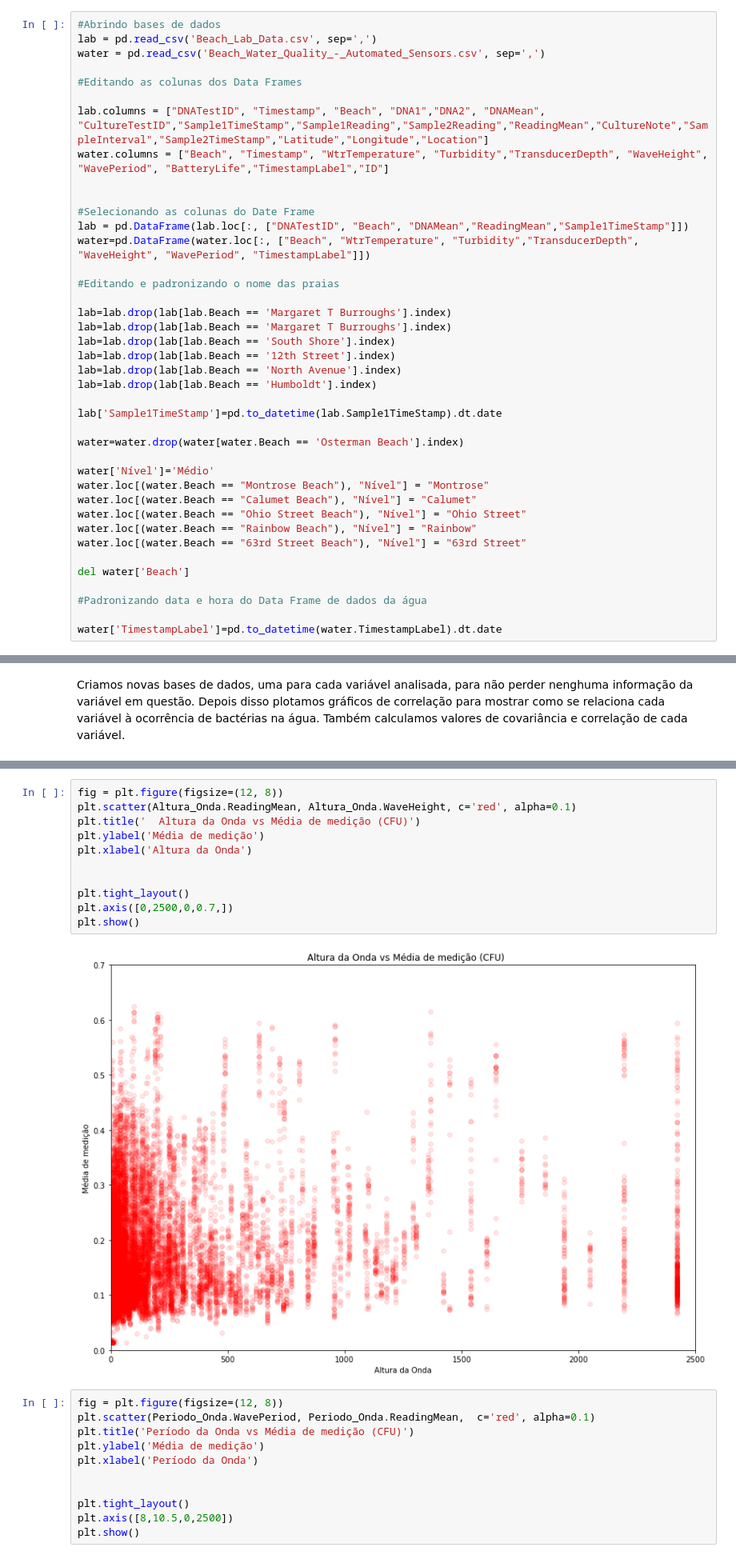
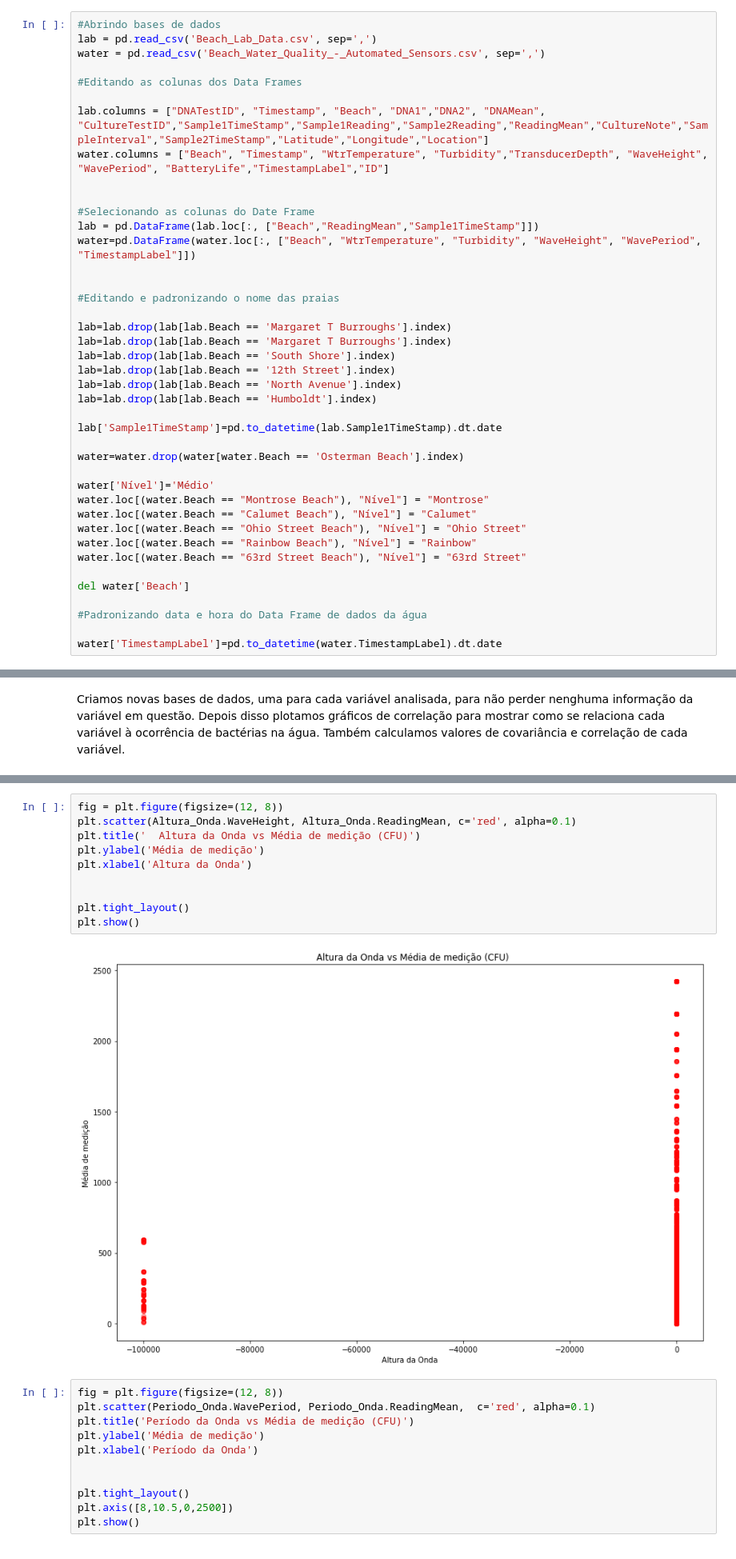
Before and after one commit to stephaniewm/Projeto_3, a Jupyter notebook: Projeto+3.ipynb, the cells around one changed output, grey strips where cells are left out. Shown: that part at 80% size. Cells and saved outputs as stored; diff of their text form.

```diff
--- a/Projeto+3.ipynb
+++ b/Projeto+3.ipynb
@@ -33,8 +36,9 @@ water.columns = ["Beach", "Timestamp", "WtrTemperature", "Turbidity","Transducer
 
 
 #Selecionando as colunas do Date Frame
-lab = pd.DataFrame(lab.loc[:, ["DNATestID", "Beach", "DNAMean","ReadingMean","Sample1TimeStamp"]])
-water=pd.DataFrame(water.loc[:, ["Beach", "WtrTemperature", "Turbidity","TransducerDepth", "WaveHeight", "WavePeriod", "TimestampLabel"]])
+lab = pd.DataFrame(lab.loc[:, ["Beach","ReadingMean","Sample1TimeStamp"]])
+water=pd.DataFrame(water.loc[:, ["Beach", "WtrTemperature", "Turbidity", "WaveHeight", "WavePeriod", "TimestampLabel"]])
+
 
 #Editando e padronizando o nome das praias
 
@@ -144,17 +148,16 @@ plt.show()
 [figure]
 # %%
 fig = plt.figure(figsize=(12, 8))
-plt.scatter(Altura_Onda.ReadingMean, Altura_Onda.WaveHeight, c='red', alpha=0.1)
+plt.scatter(Altura_Onda.WaveHeight, Altura_Onda.ReadingMean, c='red', alpha=0.1)
 plt.title('  Altura da Onda vs Média de medição (CFU)')
 plt.ylabel('Média de medição')
 plt.xlabel('Altura da Onda')
 
 
 plt.tight_layout()
-plt.axis([0,2500,0,0.7,])
 plt.show()
 # %% [output]
-[figure, old version]
+[figure, new version]
 # %%
 fig = plt.figure(figsize=(12, 8))
 plt.scatter(Periodo_Onda.WavePeriod, Periodo_Onda.ReadingMean,  c='red', alpha=0.1)
```
Also changed, not shown: parts of 9 cells of this notebook.
